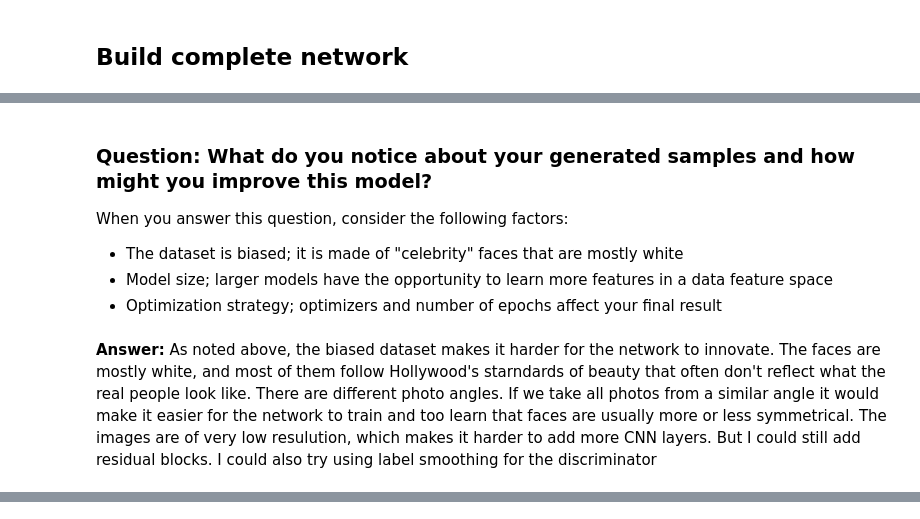
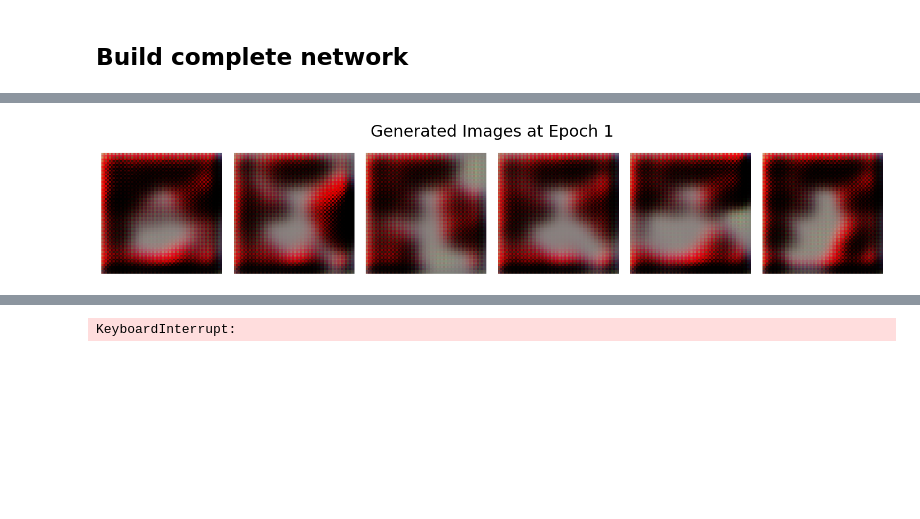
Before and after one commit to ShutterStack/Face-Generation-Using-GAN, a Jupyter notebook: Face_generation.ipynb, the cells around one changed output, grey strips where cells are left out. Saved outputs shown, nothing was run; the diff lists cells and outputs as text; code cells hidden in the pictures; blank space fills up the shorter version.

```diff
--- a/Face_generation.ipynb
+++ b/Face_generation.ipynb
@@ -395,2 +356,28 @@ Tests Passed
+# %%
+def plot_generated_images(epoch, generator, num_samples=6, noise_dim=100, figsize=(15, 3)):
+    """
+    Plot and visualize generated images from the generator model for a given epoch.
+    """
+
+    # Generate noise samples
+    X_noise = generate_noise_samples(num_samples, noise_dim)
+
+    # Use generator to produce images from noise
+    X = generator.predict(X_noise, verbose=0)
+
+    # Rescale images to [0, 1] for visualization
+    X = (X + 1) / 2
+
+    # Plotting the images
+    fig, axes = plt.subplots(1, num_samples, figsize=figsize)
+
+    for i in range(num_samples):
+        axes[i].imshow(X[i])
+        axes[i].axis('off')
+
+    # Add a descriptive title
+    fig.suptitle(f"Generated Images at Epoch {epoch+1}", fontsize=22)
+    plt.tight_layout()
+    plt.show()
 # %% [markdown]
 ## Initialize the weights of your networks
@@ -737,13 +441,16 @@ _ = view_samples(-1, samples)
-# %% [markdown]
-### Question: What do you notice about your generated samples and how might you improve this model?
-When you answer this question, consider the following factors:
-* The dataset is biased; it is made of "celebrity" faces that are mostly white
-* Model size; larger models have the opportunity to learn more features in a data feature space
-* Optimization strategy; optimizers and number of epochs affect your final result
-# %% [markdown]
-**Answer:**
-As noted above, the biased dataset makes it harder for the network to innovate. The faces are mostly white, and most of them follow Hollywood's starndards of beauty that often don't reflect what the real people look like.
-There are different photo angles. If we take all photos from a similar angle it would make it easier for the network to train and too learn that faces are usually more or less symmetrical.
-The images are of very low resulution, which makes it harder to add more CNN layers.
-But I could still add residual blocks.
-I could also try using label smoothing for the discriminator
+# %%
+# Set noise dimension for generator input
+noise_dimension = 100
+
+# Build discriminator model
+discriminator = build_discriminator()
+
+# Build generator model
+generator = build_generator(noise_dimension)
+
+# Combine generator and discriminator to form the GAN model
+gan_model = build_gan(generator, discriminator)
+
+# Train the GAN model on the dataset and get the saved images list
+saved_images = train(generator, discriminator, gan_model, dataset, noise_dimension, num_epochs=251, batch_size=128, display_frequency=50, verbose=0)
+# %% [output]
@@ -749,0 +474 @@ I could also try using label smoothing for the discriminator
+[figure, added]
@@ -749,0 +492 @@ I could also try using label smoothing for the discriminator
+KeyboardInterrupt:
```
Also changed, not shown: parts of 40 cells of this notebook.
